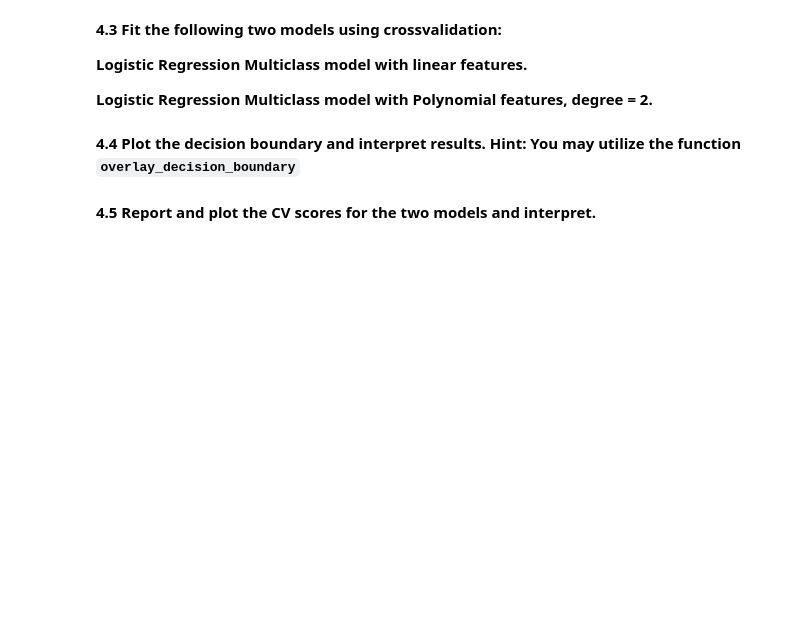
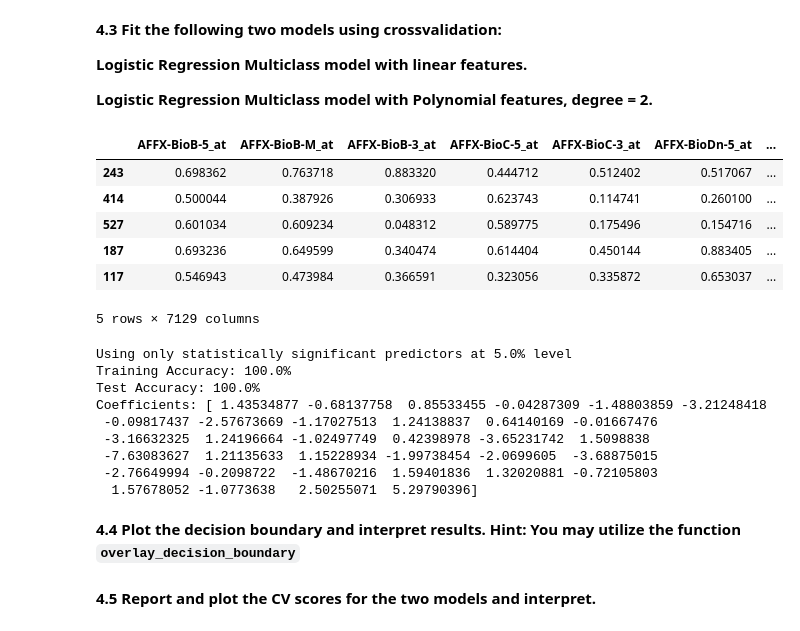
Before and after one commit to kdumontnu/2019-CS109A, a Jupyter notebook: homework/hw4/cs109a_HW4_submit.ipynb, the cells around one changed output. Drawn from its saved outputs; the diff is of its cells as text; code cells hidden in the pictures; blank space fills up the shorter version.

```diff
--- a/homework/hw4/cs109a_HW4_submit.ipynb
+++ b/homework/hw4/cs109a_HW4_submit.ipynb
@@ -519,0 +497,14 @@ array([6854, 4846, 2287, 4365, 3319, 4195, 7118, 4972, 5053, 4581], dtype=int64)
+# %%
+# Run logistic regression using LASSO-like regularization
+lr = LogisticRegression(penalty='l1', solver='liblinear')
+lr.fit(sm.add_constant(X_train_n), y_train)
+
+y_hat_train = lr.predict(sm.add_constant(X_train_n))
+train_accuracy = accuracy_score(y_train.values, y_hat_train)
+y_hat_test = lr.predict(sm.add_constant(X_test_n))
+test_accuracy = accuracy_score(y_test.values, y_hat_test)
+
+print('Using penalty \'l1\' on logistic regression. {0} coefficients remaining of {1}'.format(
+    np.count_nonzero(lr.coef_[0]),len(lr.coef_[0])))
+print('Training Accuracy: {:.4}%'.format(train_accuracy*100))
+print('Test Accuracy: {:.4}%'.format(test_accuracy*100))
@@ -573,3 +639,43 @@ We are going to utilize these two features - 'M31523_at', 'X95735_at'.  Create a
+# %%
+# Normalize Data
+X_train_n = \
+    pd.DataFrame(MinMaxScaler().fit_transform(X_train.values), columns=X_train.columns, index=X_train.index)
+
+display(X_train_n.head(5))
+
+X_test_n = \
+    pd.DataFrame(MinMaxScaler().fit_transform(X_test.values), columns=X_test.columns, index=X_test.index)
+
+# Run logistic regression using only statistically significant values
+lr = LogisticRegressionCV(solver='liblinear')
+lr.fit(sm.add_constant(X_train_n.iloc[:,stat_sig]), y_train)
+
+y_hat_train = lr.predict(sm.add_constant(X_train_n.iloc[:,stat_sig]))
+train_accuracy = accuracy_score(y_train.values, y_hat_train)
+y_hat_test = lr.predict(sm.add_constant(X_test_n.iloc[:,stat_sig]))
+test_accuracy = accuracy_score(y_test.values, y_hat_test)
+
+print('Using only statistically significant predictors at {:1.2}% level'.format(alpha*100))
+print('Training Accuracy: {:.4}%'.format(train_accuracy*100))
+print('Test Accuracy: {:.4}%'.format(test_accuracy*100))
+print('Coefficients:', lr.coef_[0])
+# %% [output]
+|  | AFFX-BioB-5_at | AFFX-BioB-M_at | AFFX-BioB-3_at | AFFX-BioC-5_at | AFFX-BioC-3_at | AFFX-BioDn-5_at | ... |
+| 243 | 0.698362 | 0.763718 | 0.883320 | 0.444712 | 0.512402 | 0.517067 | ... |
+| 414 | 0.500044 | 0.387926 | 0.306933 | 0.623743 | 0.114741 | 0.260100 | ... |
+| 527 | 0.601034 | 0.609234 | 0.048312 | 0.589775 | 0.175496 | 0.154716 | ... |
+| 187 | 0.693236 | 0.649599 | 0.340474 | 0.614404 | 0.450144 | 0.883405 | ... |
+| 117 | 0.546943 | 0.473984 | 0.366591 | 0.323056 | 0.335872 | 0.653037 | ... |
+5 rows × 7129 columns
+Using only statistically significant predictors at 5.0% level
+Training Accuracy: 100.0%
+Test Accuracy: 100.0%
+Coefficients: [ 1.43534877 -0.68137758  0.85533455 -0.04287309 -1.48803859 -3.21248418
+ -0.09817437 -2.57673669 -1.17027513  1.24138837  0.64140169 -0.01667476
+ -3.16632325  1.24196664 -1.02497749  0.42398978 -3.65231742  1.5098838
+ -7.63083627  1.21135633  1.15228934 -1.99738454 -2.0699605  -3.68875015
+ -2.76649994 -0.2098722  -1.48670216  1.59401836  1.32020881 -0.72105803
+  1.57678052 -1.0773638   2.50255071  5.29790396]
 # %%
 # your code here
 # %% [markdown]
```
Also changed, not shown: parts of 36 cells of this notebook.
